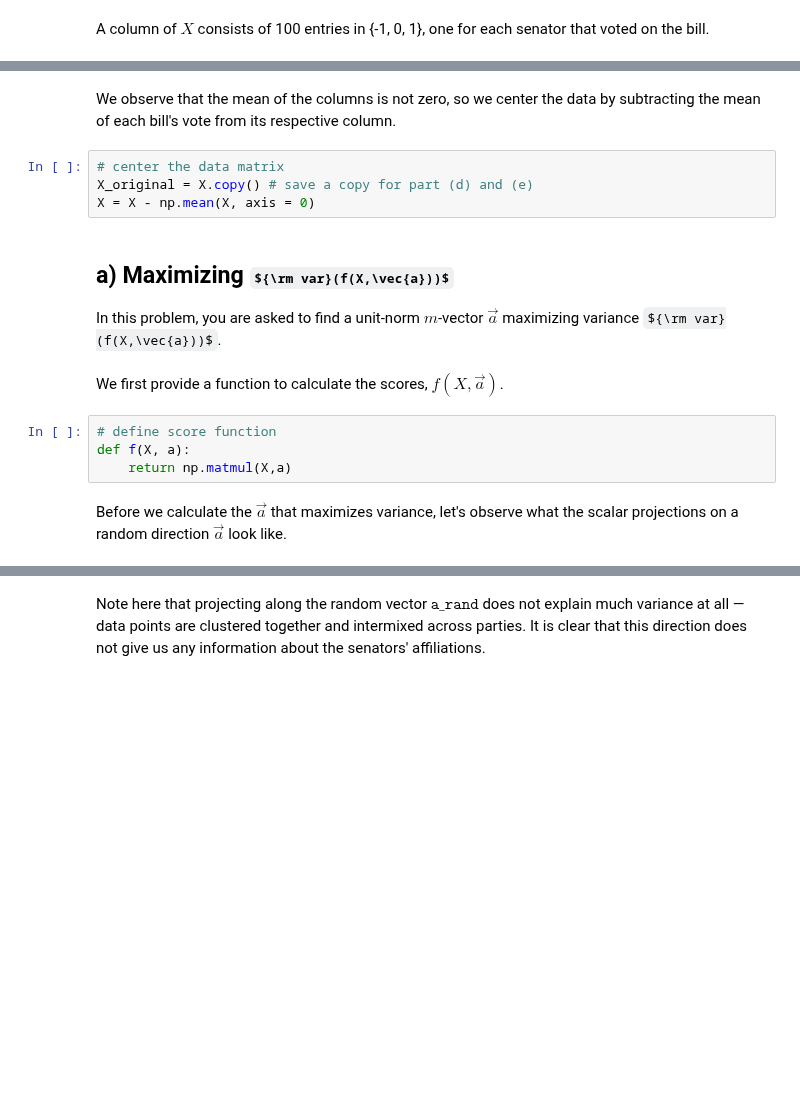
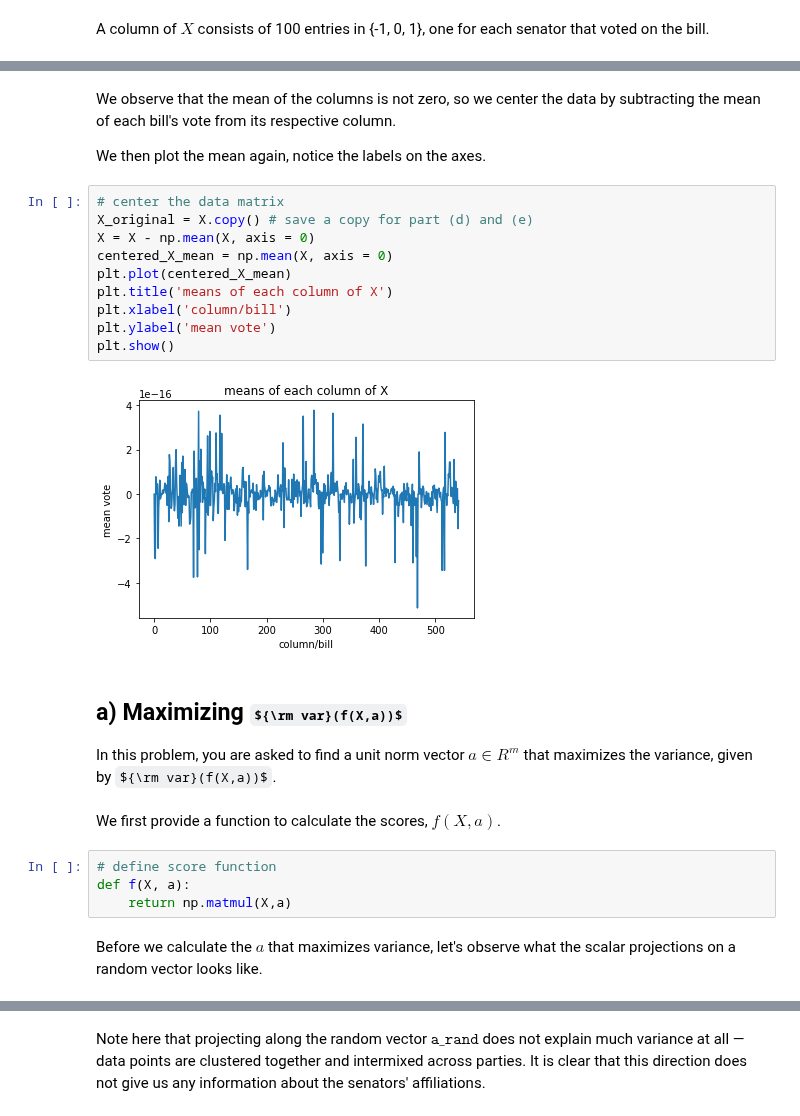
Before and after one commit to matteociccozzi/EECS127_public, a Jupyter notebook: Homeworks/HW_3_Code/senator_pca/senator_pca_qns.ipynb, the cells around one changed output, grey strips where cells are left out. Drawn from its saved outputs; the diff is of its cells as text; some formulas as TeX source; blank space fills up the shorter version.

Commit message:
Modified senator problem qns

```diff
--- a/Homeworks/HW_3_Code/senator_pca/senator_pca_qns.ipynb
+++ b/Homeworks/HW_3_Code/senator_pca/senator_pca_qns.ipynb
@@ -54,21 +82,31 @@ plt.show()
 # %% [markdown]
 We observe that the mean of the columns is not zero, so we center the data by subtracting the mean of each bill's vote from its respective column.
+
+We then plot the mean again, notice the labels on the axes.
 # %%
 # center the data matrix
 X_original = X.copy() # save a copy for part (d) and (e)
 X = X - np.mean(X, axis = 0)
+centered_X_mean = np.mean(X, axis = 0)
+plt.plot(centered_X_mean)
+plt.title('means of each column of X')
+plt.xlabel('column/bill')
+plt.ylabel('mean vote')
+plt.show()
+# %% [output]
+[figure, added]
 # %% [markdown]
-## a) Maximizing ${\rm var}(f(X,\vec{a}))$
+## a) Maximizing ${\rm var}(f(X,a))$
 
-In this problem, you are asked to find a unit-norm $m$-vector $\vec{a}$ maximizing variance ${\rm var}(f(X,\vec{a}))$.
+In this problem, you are asked to find a unit norm vector $a \in R^m$ that maximizes the variance, given by ${\rm var}(f(X,a))$.
 # %% [markdown]
-We first provide a function to calculate the scores, $f(X,\vec{a})$.
+We first provide a function to calculate the scores, $f(X,a)$.
 # %%
 # define score function
 def f(X, a):
     return np.matmul(X,a)
 # %% [markdown]
-Before we calculate the $\vec{a}$ that maximizes variance, let's observe what the scalar projections on a random direction $\vec{a}$ look like.
+Before we calculate the $a$ that maximizes variance, let's observe what the scalar projections on a random vector looks like.
 # %%
 # generate a random direction and normalize the vector
 a_rand = np.random.rand(542,1)
```
Also changed, not shown: parts of 20 cells of this notebook.
